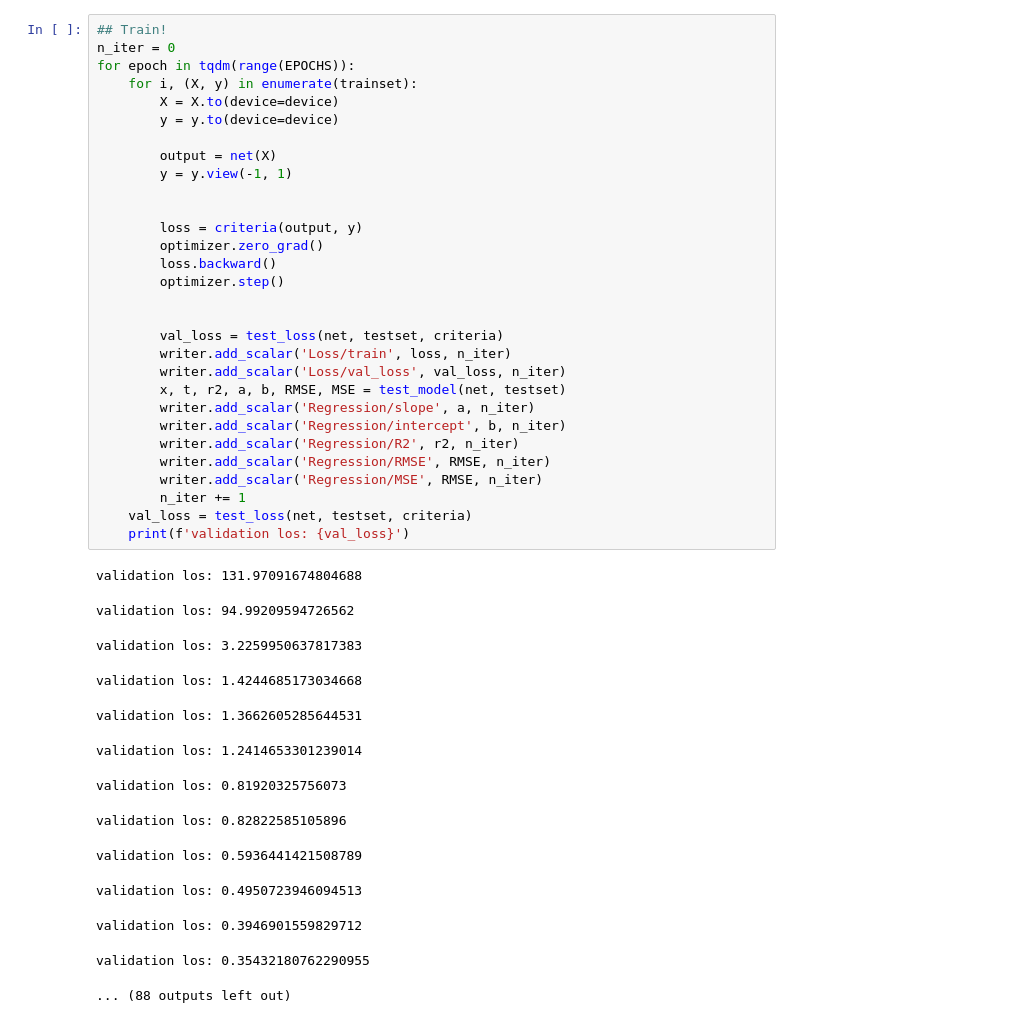
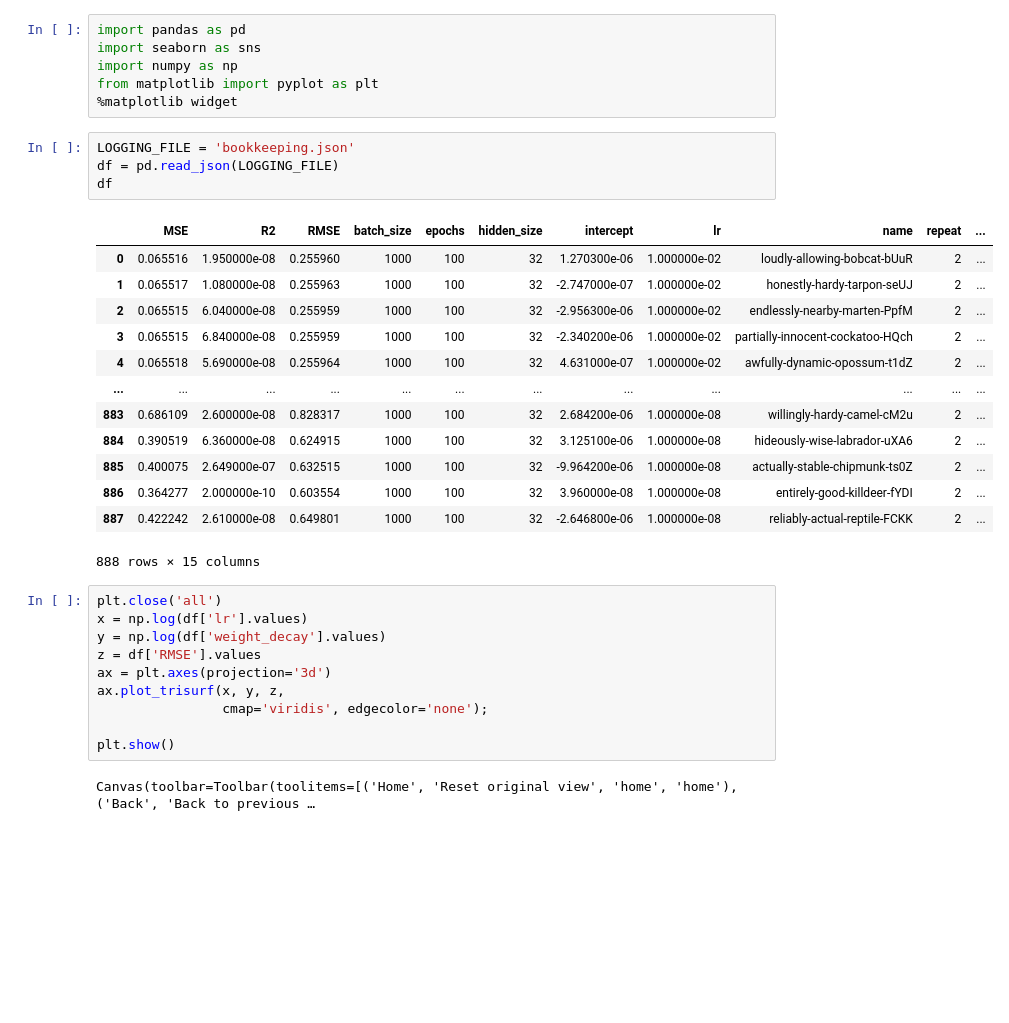
Before and after one commit to ozmendelsohn/DL-project, a Jupyter notebook: oz-notebook.ipynb, the cells around one changed output. Saved outputs shown, nothing was run; the diff lists cells and outputs as text; blank space fills up the shorter version.

```diff
--- a/oz-notebook.ipynb
+++ b/oz-notebook.ipynb
@@ -224,44 +1,36 @@ def get_linregress(x, y):
-# %%
-## Train!
-n_iter = 0
-for epoch in tqdm(range(EPOCHS)):
-    for i, (X, y) in enumerate(trainset):
-        X = X.to(device=device)
-        y = y.to(device=device)
-
-        output = net(X)
-        y = y.view(-1, 1)
-
-
-        loss = criteria(output, y)
-        optimizer.zero_grad()
-        loss.backward()
-        optimizer.step()
-
-
-        val_loss = test_loss(net, testset, criteria)
-        writer.add_scalar('Loss/train', loss, n_iter)
-        writer.add_scalar('Loss/val_loss', val_loss, n_iter)
-        x, t, r2, a, b, RMSE, MSE = test_model(net, testset)
-        writer.add_scalar('Regression/slope', a, n_iter)
-        writer.add_scalar('Regression/intercept', b, n_iter)
-        writer.add_scalar('Regression/R2', r2, n_iter)
-        writer.add_scalar('Regression/RMSE', RMSE, n_iter)
-        writer.add_scalar('Regression/MSE', RMSE, n_iter)
-        n_iter += 1
-    val_loss = test_loss(net, testset, criteria)
-    print(f'validation los: {val_loss}')
-# %% [output]
-validation los: 131.97091674804688
-validation los: 94.99209594726562
-validation los: 3.2259950637817383
-validation los: 1.4244685173034668
-validation los: 1.3662605285644531
-validation los: 1.2414653301239014
-validation los: 0.81920325756073
-validation los: 0.82822585105896
-validation los: 0.5936441421508789
-validation los: 0.4950723946094513
-validation los: 0.3946901559829712
-validation los: 0.35432180762290955
-... (88 outputs left out)
+# %%
+import pandas as pd
+import seaborn as sns
+import numpy as np
+from matplotlib import pyplot as plt
+%matplotlib widget
+# %%
+LOGGING_FILE = 'bookkeeping.json'
+df = pd.read_json(LOGGING_FILE)
+df
+# %% [output]
+|  | MSE | R2 | RMSE | batch_size | epochs | hidden_size | intercept | lr | name | repeat | ... |
+| 0 | 0.065516 | 1.950000e-08 | 0.255960 | 1000 | 100 | 32 | 1.270300e-06 | 1.000000e-02 | loudly-allowing-bobcat-bUuR | 2 | ... |
+| 1 | 0.065517 | 1.080000e-08 | 0.255963 | 1000 | 100 | 32 | -2.747000e-07 | 1.000000e-02 | honestly-hardy-tarpon-seUJ | 2 | ... |
+| 2 | 0.065515 | 6.040000e-08 | 0.255959 | 1000 | 100 | 32 | -2.956300e-06 | 1.000000e-02 | endlessly-nearby-marten-PpfM | 2 | ... |
+| 3 | 0.065515 | 6.840000e-08 | 0.255959 | 1000 | 100 | 32 | -2.340200e-06 | 1.000000e-02 | partially-innocent-cockatoo-HQch | 2 | ... |
+| 4 | 0.065518 | 5.690000e-08 | 0.255964 | 1000 | 100 | 32 | 4.631000e-07 | 1.000000e-02 | awfully-dynamic-opossum-t1dZ | 2 | ... |
+| ... | ... | ... | ... | ... | ... | ... | ... | ... | ... | ... | ... |
+| 883 | 0.686109 | 2.600000e-08 | 0.828317 | 1000 | 100 | 32 | 2.684200e-06 | 1.000000e-08 | willingly-hardy-camel-cM2u | 2 | ... |
+| 884 | 0.390519 | 6.360000e-08 | 0.624915 | 1000 | 100 | 32 | 3.125100e-06 | 1.000000e-08 | hideously-wise-labrador-uXA6 | 2 | ... |
+| 885 | 0.400075 | 2.649000e-07 | 0.632515 | 1000 | 100 | 32 | -9.964200e-06 | 1.000000e-08 | actually-stable-chipmunk-ts0Z | 2 | ... |
+| 886 | 0.364277 | 2.000000e-10 | 0.603554 | 1000 | 100 | 32 | 3.960000e-08 | 1.000000e-08 | entirely-good-killdeer-fYDI | 2 | ... |
+| 887 | 0.422242 | 2.610000e-08 | 0.649801 | 1000 | 100 | 32 | -2.646800e-06 | 1.000000e-08 | reliably-actual-reptile-FCKK | 2 | ... |
+888 rows × 15 columns
+# %%
+plt.close('all')
+x = np.log(df['lr'].values)
+y = np.log(df['weight_decay'].values)
+z = df['RMSE'].values
+ax = plt.axes(projection='3d')
+ax.plot_trisurf(x, y, z,
+                cmap='viridis', edgecolor='none');
+
+plt.show()
+# %% [output]
+Canvas(toolbar=Toolbar(toolitems=[('Home', 'Reset original view', 'home', 'home'), ('Back', 'Back to previous …
```
Also changed, not shown: parts of 12 cells of this notebook, 5 other files.
